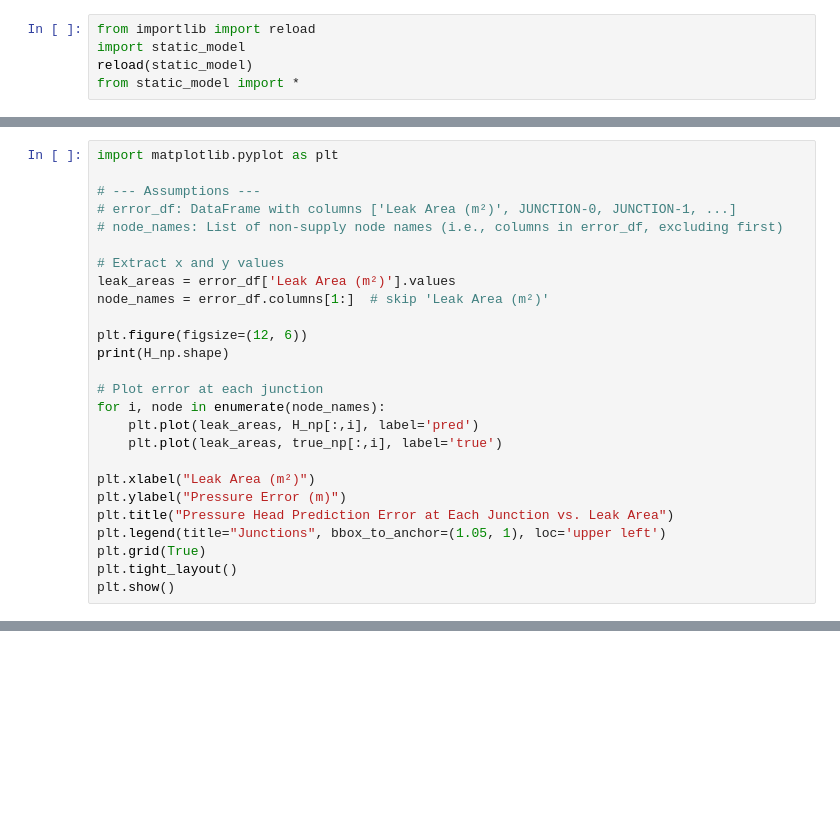
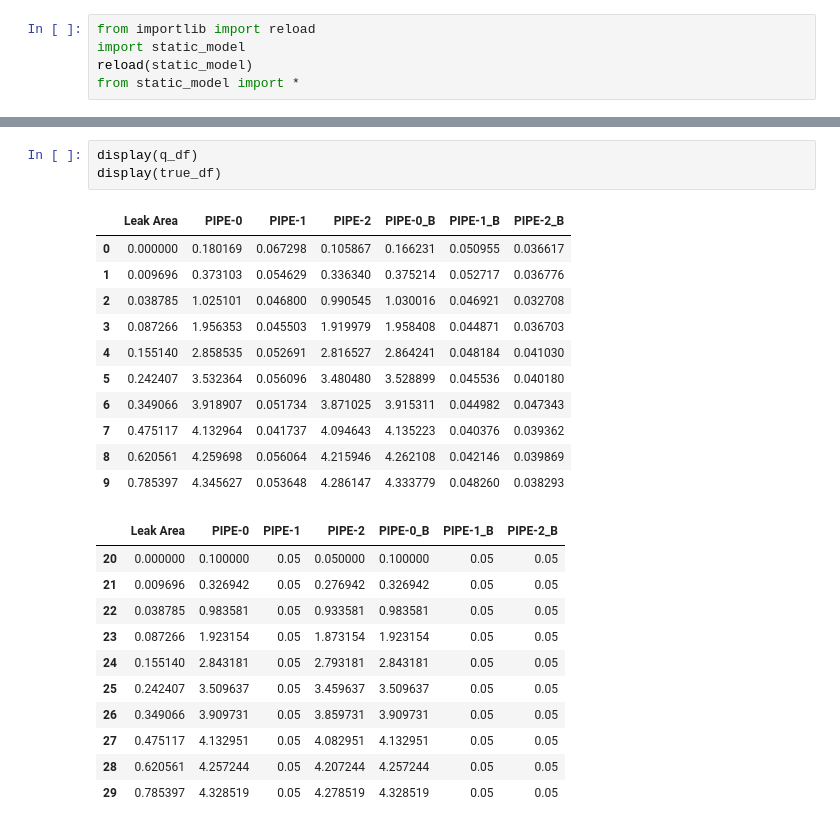
Before and after one commit to johanslettengren/synthetic-anomaly-generation, a Jupyter notebook: static-modelling/WNTR.ipynb, the cells around one changed output, grey strips where cells are left out. Saved outputs shown, nothing was run; the diff lists cells and outputs as text; blank space fills up the shorter version.

```diff
--- a/static-modelling/WNTR.ipynb
+++ b/static-modelling/WNTR.ipynb
@@ -350,26 +237,0 @@ Best loss: tensor(7.4936e-08, grad_fn=<MeanBackward0>)
-# %%
-import matplotlib.pyplot as plt
-
-# --- Assumptions ---
-# error_df: DataFrame with columns ['Leak Area (m²)', JUNCTION-0, JUNCTION-1, ...]
-# node_names: List of non-supply node names (i.e., columns in error_df, excluding first)
-
-# Extract x and y values
-leak_areas = error_df['Leak Area (m²)'].values
-node_names = error_df.columns[1:]  # skip 'Leak Area (m²)'
-
-plt.figure(figsize=(12, 6))
-print(H_np.shape)
-
-# Plot error at each junction
-for i, node in enumerate(node_names):
-    plt.plot(leak_areas, H_np[:,i], label='pred')
-    plt.plot(leak_areas, true_np[:,i], label='true')
-
-plt.xlabel("Leak Area (m²)")
-plt.ylabel("Pressure Error (m)")
-plt.title("Pressure Head Prediction Error at Each Junction vs. Leak Area")
-plt.legend(title="Junctions", bbox_to_anchor=(1.05, 1), loc='upper left')
-plt.grid(True)
-plt.tight_layout()
-plt.show()
@@ -404,0 +285,26 @@ torch.Size([10, 1])
+# %%
+display(q_df)
+display(true_df)
+# %% [output]
+|  | Leak Area | PIPE-0 | PIPE-1 | PIPE-2 | PIPE-0_B | PIPE-1_B | PIPE-2_B |
+| 0 | 0.000000 | 0.180169 | 0.067298 | 0.105867 | 0.166231 | 0.050955 | 0.036617 |
+| 1 | 0.009696 | 0.373103 | 0.054629 | 0.336340 | 0.375214 | 0.052717 | 0.036776 |
+| 2 | 0.038785 | 1.025101 | 0.046800 | 0.990545 | 1.030016 | 0.046921 | 0.032708 |
+| 3 | 0.087266 | 1.956353 | 0.045503 | 1.919979 | 1.958408 | 0.044871 | 0.036703 |
+| 4 | 0.155140 | 2.858535 | 0.052691 | 2.816527 | 2.864241 | 0.048184 | 0.041030 |
+| 5 | 0.242407 | 3.532364 | 0.056096 | 3.480480 | 3.528899 | 0.045536 | 0.040180 |
+| 6 | 0.349066 | 3.918907 | 0.051734 | 3.871025 | 3.915311 | 0.044982 | 0.047343 |
+| 7 | 0.475117 | 4.132964 | 0.041737 | 4.094643 | 4.135223 | 0.040376 | 0.039362 |
+| 8 | 0.620561 | 4.259698 | 0.056064 | 4.215946 | 4.262108 | 0.042146 | 0.039869 |
+| 9 | 0.785397 | 4.345627 | 0.053648 | 4.286147 | 4.333779 | 0.048260 | 0.038293 |
+|  | Leak Area | PIPE-0 | PIPE-1 | PIPE-2 | PIPE-0_B | PIPE-1_B | PIPE-2_B |
+| 20 | 0.000000 | 0.100000 | 0.05 | 0.050000 | 0.100000 | 0.05 | 0.05 |
+| 21 | 0.009696 | 0.326942 | 0.05 | 0.276942 | 0.326942 | 0.05 | 0.05 |
+| 22 | 0.038785 | 0.983581 | 0.05 | 0.933581 | 0.983581 | 0.05 | 0.05 |
+| 23 | 0.087266 | 1.923154 | 0.05 | 1.873154 | 1.923154 | 0.05 | 0.05 |
+| 24 | 0.155140 | 2.843181 | 0.05 | 2.793181 | 2.843181 | 0.05 | 0.05 |
+| 25 | 0.242407 | 3.509637 | 0.05 | 3.459637 | 3.509637 | 0.05 | 0.05 |
+| 26 | 0.349066 | 3.909731 | 0.05 | 3.859731 | 3.909731 | 0.05 | 0.05 |
+| 27 | 0.475117 | 4.132951 | 0.05 | 4.082951 | 4.132951 | 0.05 | 0.05 |
+| 28 | 0.620561 | 4.257244 | 0.05 | 4.207244 | 4.257244 | 0.05 | 0.05 |
+| 29 | 0.785397 | 4.328519 | 0.05 | 4.278519 | 4.328519 | 0.05 | 0.05 |
```
Also changed, not shown: parts of 25 cells of this notebook, 9 other files.
